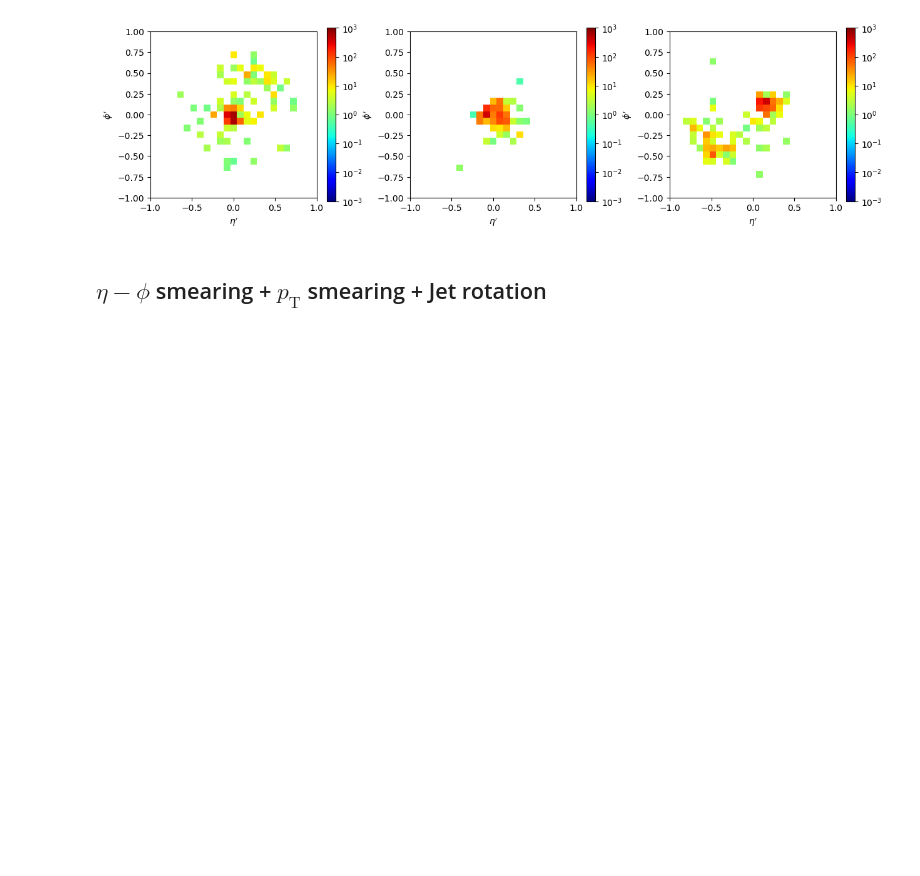
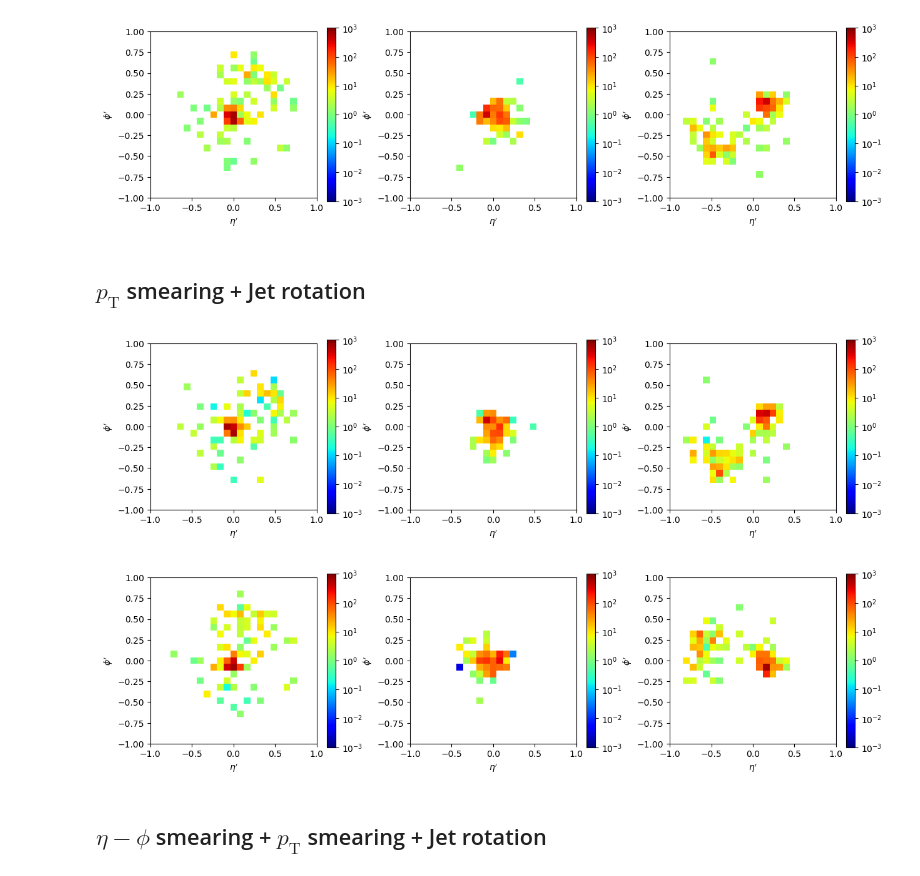
Before and after one commit to r10222035/data_augmentation, a Jupyter notebook: Sample/plot_jet_image.ipynb, the cells around one changed output. Drawn from its saved outputs; the diff is of its cells as text; code cells hidden in the pictures; blank space fills up the shorter version.

Commit message:
Code: Test eta-phi pT smearing + jet rotation

```diff
--- a/Sample/plot_jet_image.ipynb
+++ b/Sample/plot_jet_image.ipynb
@@ -272,6 +272,43 @@ plt.show()
 # %% [output]
 [figure]
 [figure]
+# %% [markdown]
+## $p_\text{T}$ smearing + Jet rotation
+# %%
+# Get original and augmented jet image from npy file
+data = np.load('./HVmodel/data/pt_smearing_jet_rotation/25x25/01/sig_in_SR-data.npy')
+
+original_size = data.shape[0]
+events = np.array([0, 22, 1025])
+n = len(events)
+
+
+fig, ax = plt.subplots(1, n, figsize=(5*n, 4))
+for i in range(n):
+    event = events[i]
+    plot_jet_image_on_axis(data[event,:,:,0].transpose(), ax[i])
+
+# 調整子圖間的水平間距
+plt.subplots_adjust(wspace=0.25)
+# plt.savefig('../figures/HVmodel_jet_image_pt_jet_aug_original.pdf', dpi=300, facecolor='White', bbox_inches='tight')
+plt.show()
+
+
+data = np.load('./HVmodel/data/pt_smearing_jet_rotation/25x25/02/sig_in_SR-data.npy')
+
+fig, ax = plt.subplots(1, n, figsize=(5*n, 4))
+
+for i in range(n):
+    event = events[i]
+    plot_jet_image_on_axis(data[event,:,:,0].transpose(), ax[i])
+
+# 調整子圖間的水平間距
+plt.subplots_adjust(wspace=0.25)
+# plt.savefig('../figures/HVmodel_jet_image_pt_jet_aug_augmented.pdf', dpi=300, facecolor='White', bbox_inches='tight')
+plt.show()
+# %% [output]
+[figure, added]
+[figure, added]
 # %% [markdown]
 ## $\eta - \phi$ smearing + $p_\text{T}$ smearing + Jet rotation
 # %%
```
Also changed, not shown: 6 other files.
